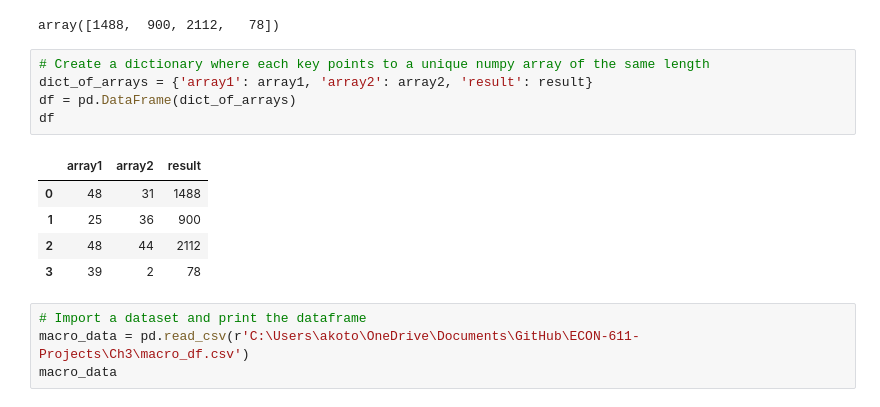
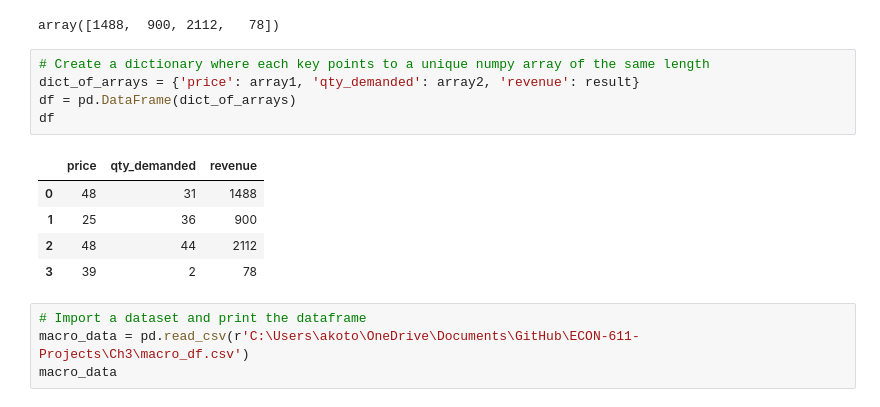
Before and after one commit to Tetteh96/ECON-611-Projects, a Jupyter notebook: Ch4/homework -Ch4.ipynb, the cells around one changed output. Saved outputs shown, nothing was run; the diff lists cells and outputs as text.

```diff
--- a/Ch4/homework -Ch4.ipynb
+++ b/Ch4/homework -Ch4.ipynb
@@ -23,11 +23,11 @@ result
 array([1488,  900, 2112,   78])
 # %%
 # Create a dictionary where each key points to a unique numpy array of the same length
-dict_of_arrays = {'array1': array1, 'array2': array2, 'result': result}
+dict_of_arrays = {'price': array1, 'qty_demanded': array2, 'revenue': result}
 df = pd.DataFrame(dict_of_arrays)
 df
 # %% [output]
-|  | array1 | array2 | result |
+|  | price | qty_demanded | revenue |
 | 0 | 48 | 31 | 1488 |
 | 1 | 25 | 36 | 900 |
 | 2 | 48 | 44 | 2112 |
```
